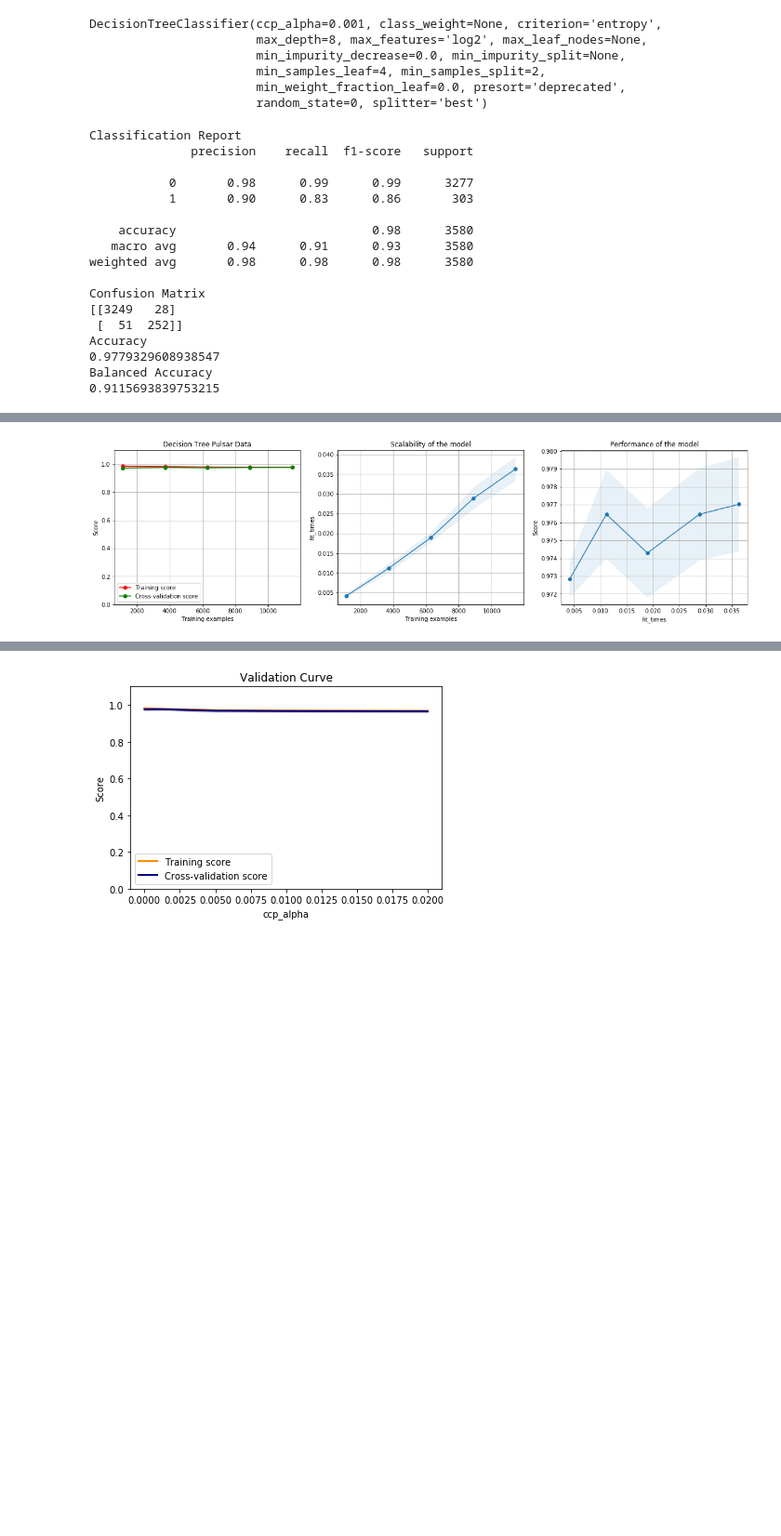
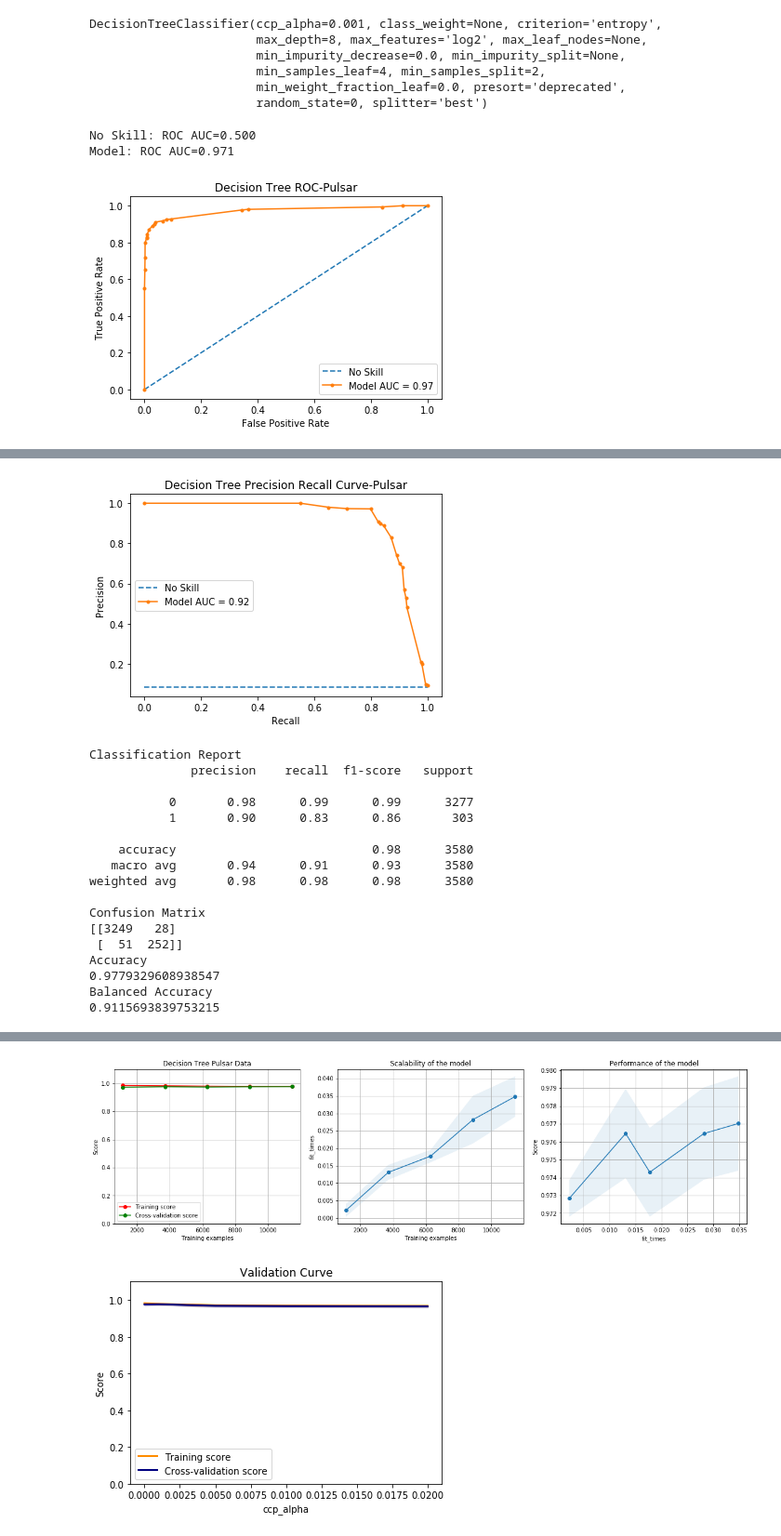
Before and after one commit to pparr/ml-supervised-learning, a Jupyter notebook: tuning/DT_gridsearch_pulsar.ipynb, the cells around one changed output, grey strips where cells are left out. Shown: that part at 93% size. Cells and saved outputs as stored; diff of their text form; code cells hidden in the pictures; blank space fills up the shorter version.

```diff
--- a/tuning/DT_gridsearch_pulsar.ipynb
+++ b/tuning/DT_gridsearch_pulsar.ipynb
@@ -73,38 +73,28 @@ DecisionTreeClassifier(ccp_alpha=0.001, class_weight=None, criterion='entropy',
 # %%
 # test
 y_predict = clf.predict(x_test)
 
+# ROC
+plot_roc(clf, x_test, y_test, y_predict, 'Decision Tree ROC-Pulsar')
+# Recall_precision_curve
+plot_precision_recall_curve(clf, x_test, y_test, y_predict, 'Decision Tree Precision Recall Curve-Pulsar')
 
 # how did we do? Comparing y_test and predicted values
 print('Classification Report')
 print(classification_report(y_test, y_predict,zero_division=1))
 print('Confusion Matrix')
 # how to interpret: https://towardsdatascience.com/handling-imbalanced-datasets-in-machine-learning-7a0e84220f28
 print(confusion_matrix(y_test, y_predict))
 print('Accuracy')
 print(accuracy_score(y_test, y_predict))
 
 # for unbalanced data
 print('Balanced Accuracy')
 print(balanced_accuracy_score(y_test, y_predict))
 
 # 1.1 so I can see the top of the plot
 plot_learning_curve(clf, "Decision Tree Pulsar Data", x_train, y_train, ylim=[0,1.1])
 # %% [output]
-Classification Report
-              precision    recall  f1-score   support
-
-           0       0.98      0.99      0.99      3277
-           1       0.90      0.83      0.86       303
-
-    accuracy                           0.98      3580
-   macro avg       0.94      0.91      0.93      3580
-weighted avg       0.98      0.98      0.98      3580
-
-Confusion Matrix
-[[3249   28]
- [  51  252]]
-Accuracy
-0.9779329608938547
-Balanced Accuracy
-0.9115693839753215
+No Skill: ROC AUC=0.500
+Model: ROC AUC=0.971
+[figure, new version]
@@ -112 +102,18 @@ Balanced Accuracy
-[figure, old version]
+[figure, added]
+Classification Report
+              precision    recall  f1-score   support
+
+           0       0.98      0.99      0.99      3277
+           1       0.90      0.83      0.86       303
+
+    accuracy                           0.98      3580
+   macro avg       0.94      0.91      0.93      3580
+weighted avg       0.98      0.98      0.98      3580
+
+Confusion Matrix
+[[3249   28]
+ [  51  252]]
+Accuracy
+0.9779329608938547
+Balanced Accuracy
+0.9115693839753215
@@ -113,3 +121,4 @@ Balanced Accuracy
+[figure, added]
 # %%
 plot_model_complexity_analysis(clf, 'ccp_alpha', [0.0, .001, .002, .003, .004, .005, .01, .015, .02], 'DT_pulsar', x_train, y_train)
 # %% [output]
```
Also changed, not shown: parts of 5 cells of this notebook, 8 other files.
